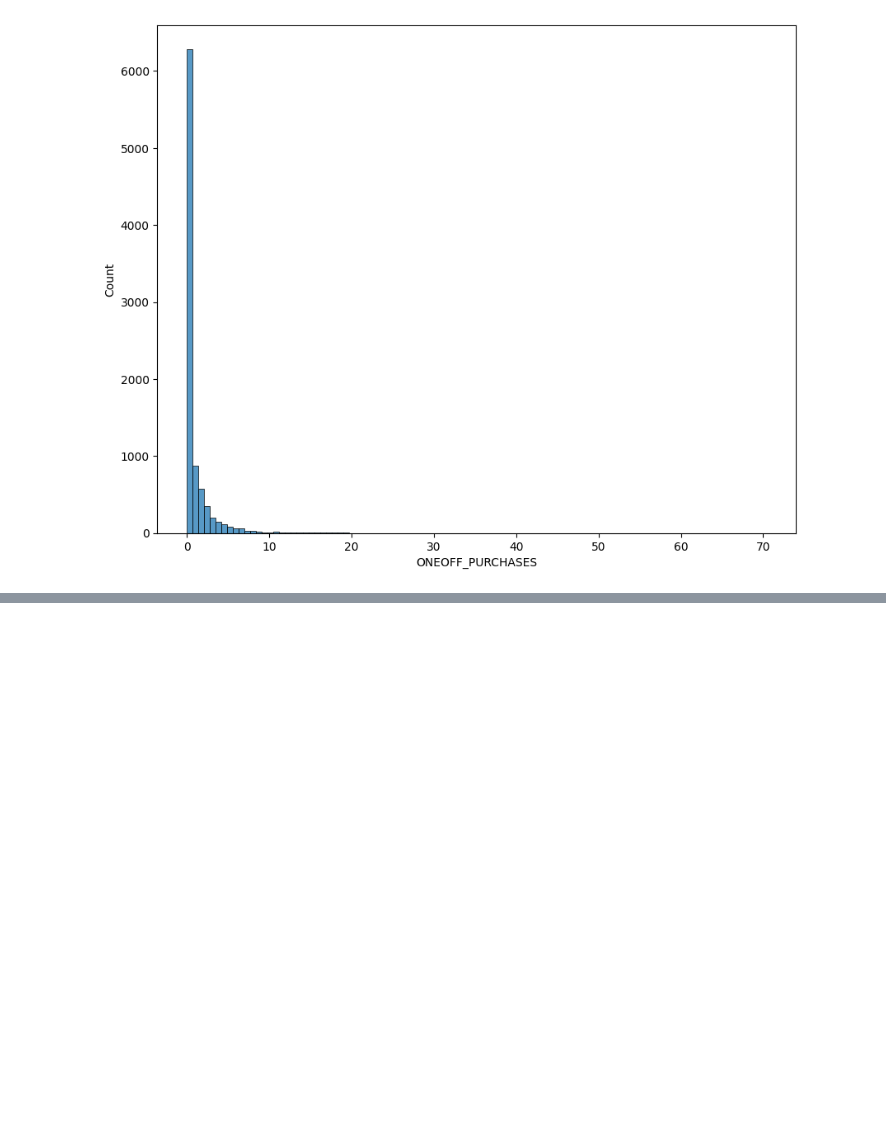
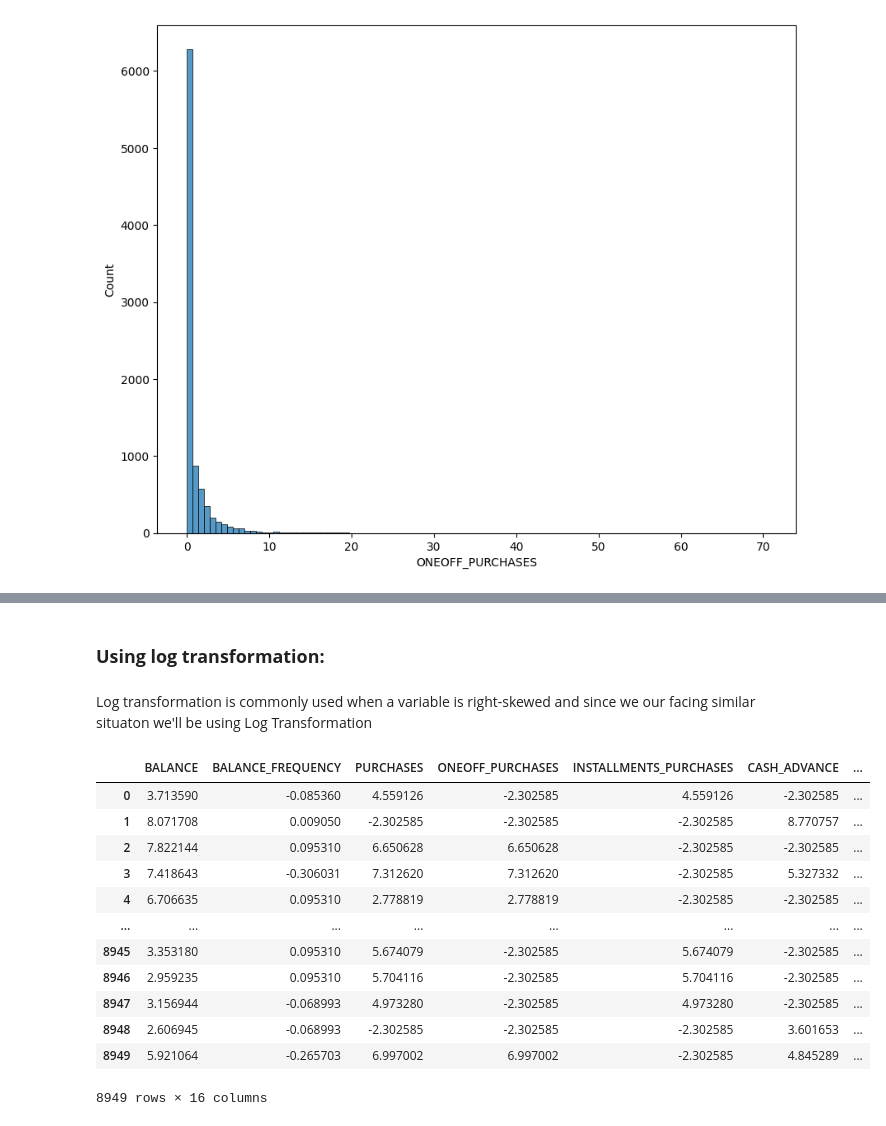
Before and after one commit to Payal2000/Advanced-Data-Science-INFO-7390, a Jupyter notebook: Understanding_Data_Assignment_1.ipynb, the cells around one changed output, grey strips where cells are left out. Cells and saved outputs as stored; diff of their text form; code cells hidden in the pictures; blank space fills up the shorter version.

```diff
--- a/Understanding_Data_Assignment_1.ipynb
+++ b/Understanding_Data_Assignment_1.ipynb
@@ -519,0 +559,21 @@ sns.histplot(data=rob_scaled_df,x=rob_scaled_df[ 'ONEOFF_PURCHASES'],bins=100)
+# %% [markdown]
+### **Using log transformation:**
+# %% [markdown]
+Log transformation is commonly used when a variable is right-skewed and since we our facing similar situaton we'll be using Log Transformation
+# %%
+log_transform_data=(np.log(data+0.1)) # The dataset must not contain negative values before applying the log transformation. That's why 0.1 is added to each value to prevent issues with taking the logarithm of zero or negative numbers
+log_transform_data
+# %% [output]
+|  | BALANCE | BALANCE_FREQUENCY | PURCHASES | ONEOFF_PURCHASES | INSTALLMENTS_PURCHASES | CASH_ADVANCE | ... |
+| 0 | 3.713590 | -0.085360 | 4.559126 | -2.302585 | 4.559126 | -2.302585 | ... |
+| 1 | 8.071708 | 0.009050 | -2.302585 | -2.302585 | -2.302585 | 8.770757 | ... |
+| 2 | 7.822144 | 0.095310 | 6.650628 | 6.650628 | -2.302585 | -2.302585 | ... |
+| 3 | 7.418643 | -0.306031 | 7.312620 | 7.312620 | -2.302585 | 5.327332 | ... |
+| 4 | 6.706635 | 0.095310 | 2.778819 | 2.778819 | -2.302585 | -2.302585 | ... |
+| ... | ... | ... | ... | ... | ... | ... | ... |
+| 8945 | 3.353180 | 0.095310 | 5.674079 | -2.302585 | 5.674079 | -2.302585 | ... |
+| 8946 | 2.959235 | 0.095310 | 5.704116 | -2.302585 | 5.704116 | -2.302585 | ... |
+| 8947 | 3.156944 | -0.068993 | 4.973280 | -2.302585 | 4.973280 | -2.302585 | ... |
+| 8948 | 2.606945 | -0.068993 | -2.302585 | -2.302585 | -2.302585 | 3.601653 | ... |
+| 8949 | 5.921064 | -0.265703 | 6.997002 | 6.997002 | -2.302585 | 4.845289 | ... |
+8949 rows × 16 columns
```
Also changed, not shown: parts of 13 cells of this notebook.
